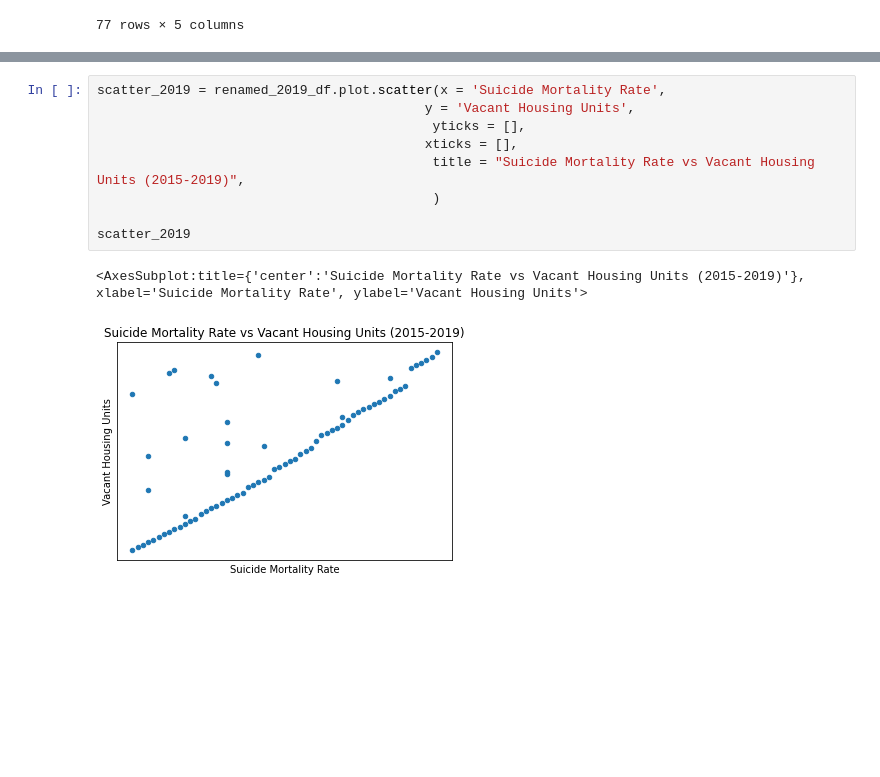
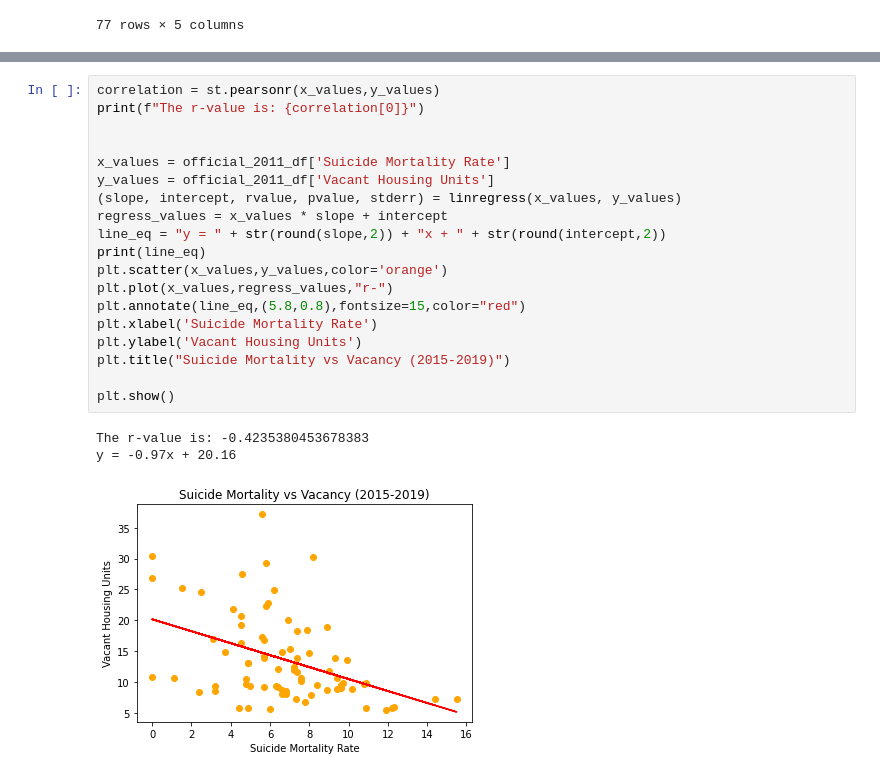
Before and after one commit to dpackardphys/gold_orbit_firelight, a Jupyter notebook: scatterplot-suicide.ipynb, the cells around one changed output, grey strips where cells are left out. Drawn from its saved outputs; the diff is of its cells as text; blank space fills up the shorter version.

```diff
--- a/scatterplot-suicide.ipynb
+++ b/scatterplot-suicide.ipynb
@@ -151,12 +178,23 @@ renamed_2019_df
-# %%
-scatter_2019 = renamed_2019_df.plot.scatter(x = 'Suicide Mortality Rate',
-                                          y = 'Vacant Housing Units',
-                                           yticks = [],
-                                          xticks = [],
-                                           title = "Suicide Mortality Rate vs Vacant Housing Units (2015-2019)",
-                                           )
-
-scatter_2019
-# %% [output]
-<AxesSubplot:title={'center':'Suicide Mortality Rate vs Vacant Housing Units (2015-2019)'}, xlabel='Suicide Mortality Rate', ylabel='Vacant Housing Units'>
-[figure, removed]
+# %%
+correlation = st.pearsonr(x_values,y_values)
+print(f"The r-value is: {correlation[0]}")
+
+
+x_values = official_2011_df['Suicide Mortality Rate']
+y_values = official_2011_df['Vacant Housing Units']
+(slope, intercept, rvalue, pvalue, stderr) = linregress(x_values, y_values)
+regress_values = x_values * slope + intercept
+line_eq = "y = " + str(round(slope,2)) + "x + " + str(round(intercept,2))
+print(line_eq)
+plt.scatter(x_values,y_values,color='orange')
+plt.plot(x_values,regress_values,"r-")
+plt.annotate(line_eq,(5.8,0.8),fontsize=15,color="red")
+plt.xlabel('Suicide Mortality Rate')
+plt.ylabel('Vacant Housing Units')
+plt.title("Suicide Mortality vs Vacancy (2015-2019)")
+
+plt.show()
+# %% [output]
+The r-value is: -0.4235380453678383
+y = -0.97x + 20.16
+[figure, added]
```
Also changed, not shown: parts of 5 cells of this notebook.
